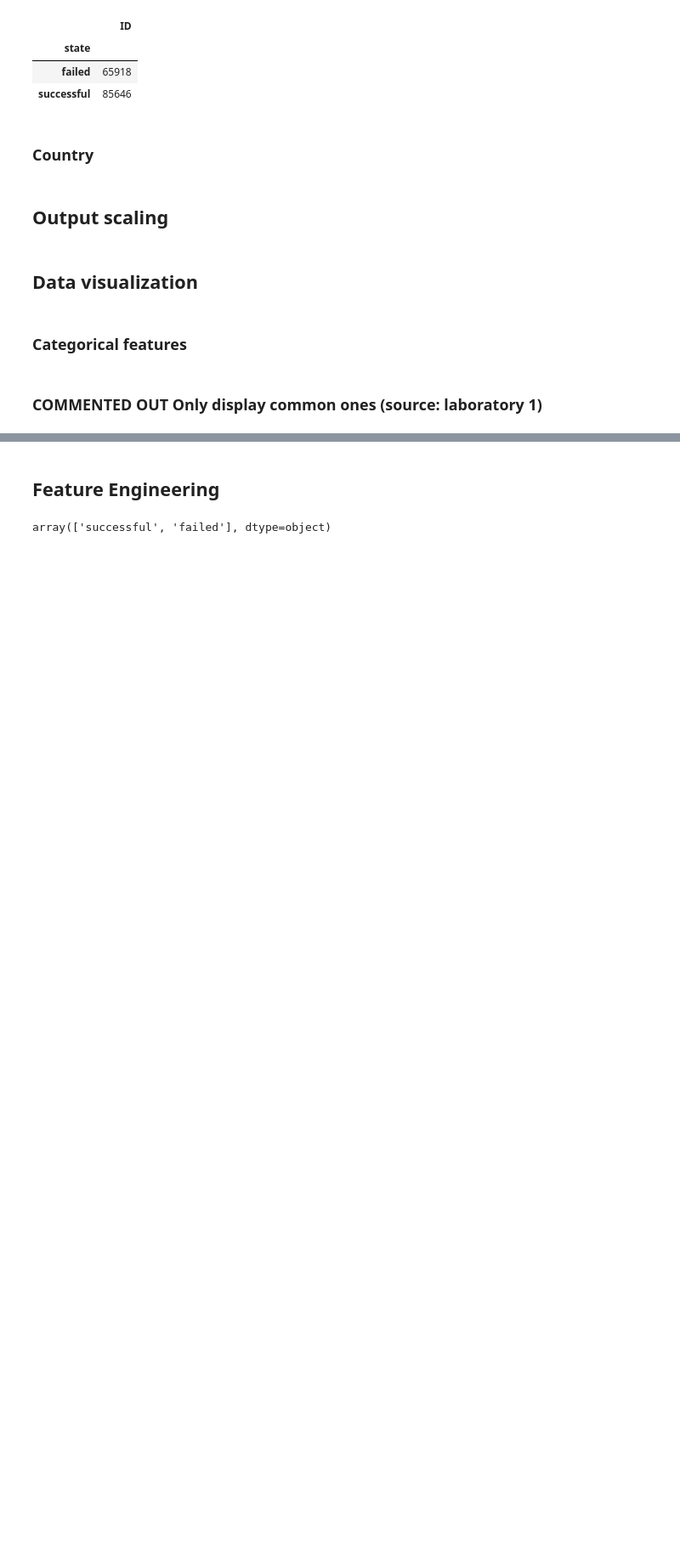
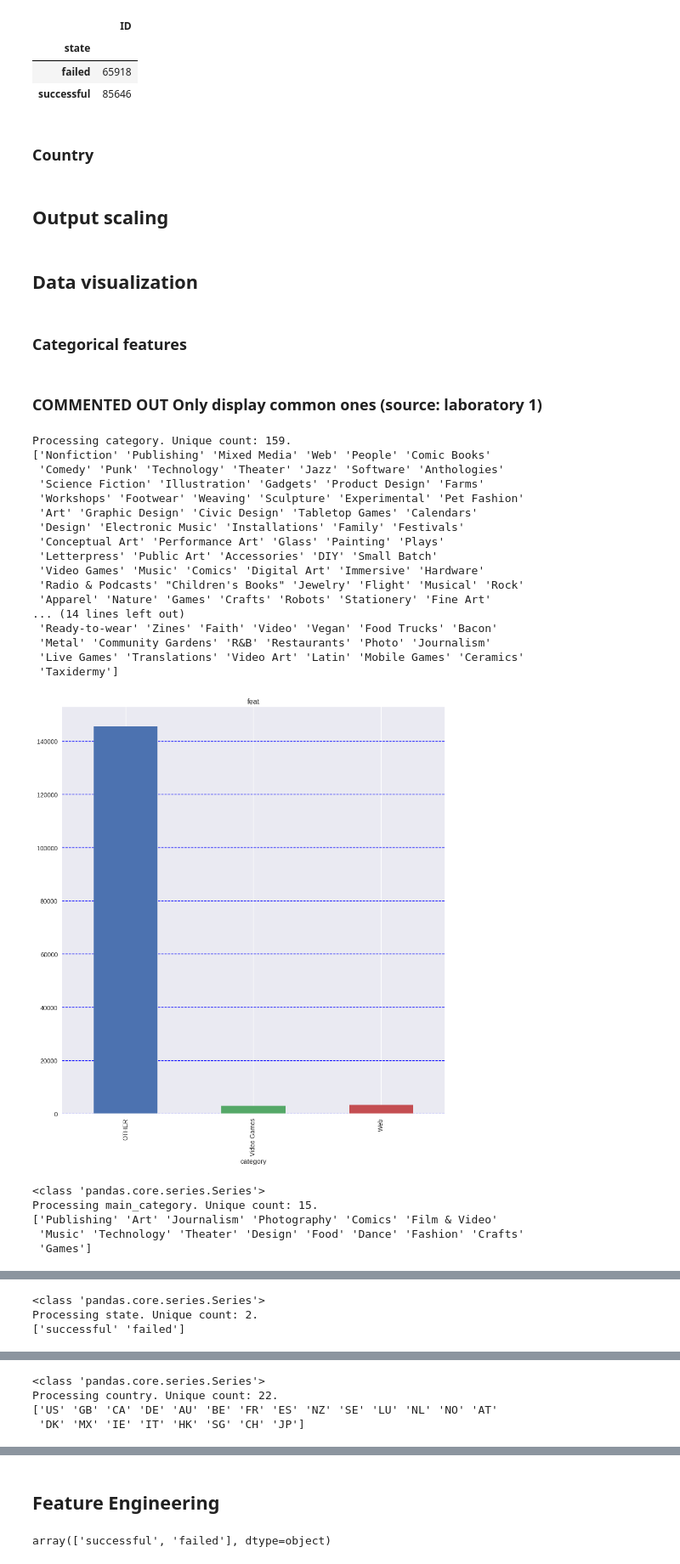
Before and after one commit to Strongkong/Deep-Learning-HW, a Jupyter notebook: ksnotebook.ipynb, the cells around one changed output, grey strips where cells are left out. Shown at 85% size. Saved outputs shown, nothing was run; the diff lists cells and outputs as text; code cells hidden in the pictures; blank space fills up the shorter version.

```diff
--- a/ksnotebook.ipynb
+++ b/ksnotebook.ipynb
@@ -225,24 +227,47 @@ n_items = len(data)
 # %%
 index_ = 1
 
 #plt.subplots_adjust(hspace=3.5)
 for feat in categorical_features:
-  break ##################################################################################
   fig = plt.figure(figsize=(11,12), dpi=100)
   ax = fig.add_subplot(1,1,1)
   plt.subplots_adjust(hspace=0.5)
   uniques = data[feat].nunique()
   print("Processing {}. Unique count: {}.".format(feat, uniques))
   if uniques < 160:
     print(data[feat].unique())
     for feat_value in data[feat].unique():
       if (len(data[data[feat]==feat_value])) / n_items < 0.015:
         # print("Adding {} category to OTHER...".format(feat_value))
         data[feat] = data[feat].apply(lambda x: "OTHER" if x==feat_value else x, 1)
   counts = data.groupby(feat).count()
   #plt.subplot(len(categorical_features), 1, index_)
   index_ += 1
   counts.iloc[:,0].plot(kind='bar', ax=ax, figsize=(11,12), title='feat', grid=True)
   plt.grid(b=True, which='major', color='b', linestyle='--', axis='y')
   plt.show()
   print(type(counts.iloc[:,0]))
+# %% [output]
+Processing category. Unique count: 159.
+['Nonfiction' 'Publishing' 'Mixed Media' 'Web' 'People' 'Comic Books'
+ 'Comedy' 'Punk' 'Technology' 'Theater' 'Jazz' 'Software' 'Anthologies'
+ 'Science Fiction' 'Illustration' 'Gadgets' 'Product Design' 'Farms'
+ 'Workshops' 'Footwear' 'Weaving' 'Sculpture' 'Experimental' 'Pet Fashion'
+ 'Art' 'Graphic Design' 'Civic Design' 'Tabletop Games' 'Calendars'
+ 'Design' 'Electronic Music' 'Installations' 'Family' 'Festivals'
+ 'Conceptual Art' 'Performance Art' 'Glass' 'Painting' 'Plays'
+ 'Letterpress' 'Public Art' 'Accessories' 'DIY' 'Small Batch'
+ 'Video Games' 'Music' 'Comics' 'Digital Art' 'Immersive' 'Hardware'
+ 'Radio & Podcasts' "Children's Books" 'Jewelry' 'Flight' 'Musical' 'Rock'
+ 'Apparel' 'Nature' 'Games' 'Crafts' 'Robots' 'Stationery' 'Fine Art'
+... (14 lines left out)
+ 'Ready-to-wear' 'Zines' 'Faith' 'Video' 'Vegan' 'Food Trucks' 'Bacon'
+ 'Metal' 'Community Gardens' 'R&B' 'Restaurants' 'Photo' 'Journalism'
+ 'Live Games' 'Translations' 'Video Art' 'Latin' 'Mobile Games' 'Ceramics'
+ 'Taxidermy']
+[figure, added]
+<class 'pandas.core.series.Series'>
+Processing main_category. Unique count: 15.
+['Publishing' 'Art' 'Journalism' 'Photography' 'Comics' 'Film & Video'
+ 'Music' 'Technology' 'Theater' 'Design' 'Food' 'Dance' 'Fashion' 'Crafts'
+ 'Games']
@@ -248,0 +275,3 @@ for feat in categorical_features:
+<class 'pandas.core.series.Series'>
+Processing state. Unique count: 2.
+['successful' 'failed']
@@ -248,0 +279,4 @@ for feat in categorical_features:
+<class 'pandas.core.series.Series'>
+Processing country. Unique count: 22.
+['US' 'GB' 'CA' 'DE' 'AU' 'BE' 'FR' 'ES' 'NZ' 'SE' 'LU' 'NL' 'NO' 'AT'
+ 'DK' 'MX' 'IE' 'IT' 'HK' 'SG' 'CH' 'JP']
```
Also changed, not shown: parts of 24 cells of this notebook.
